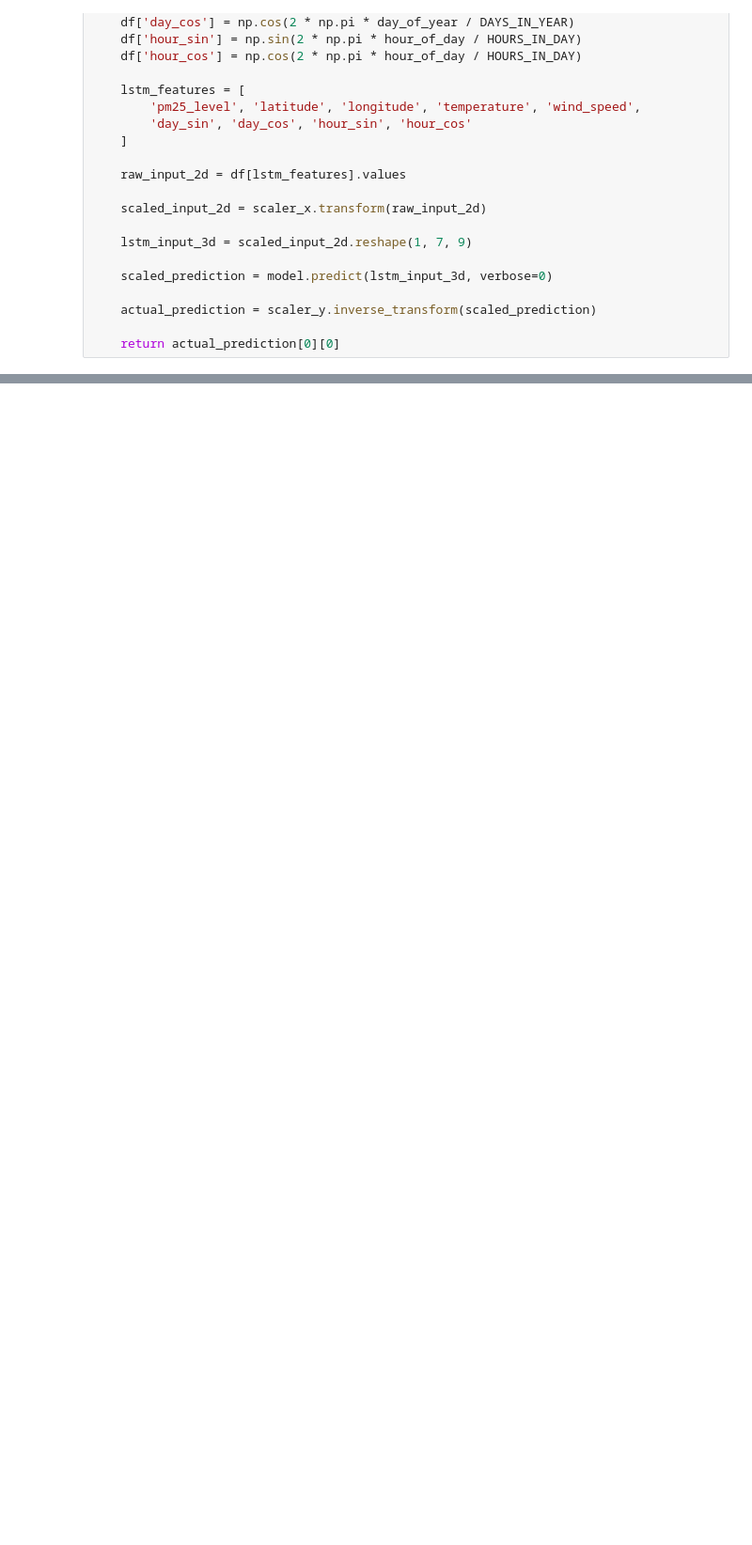
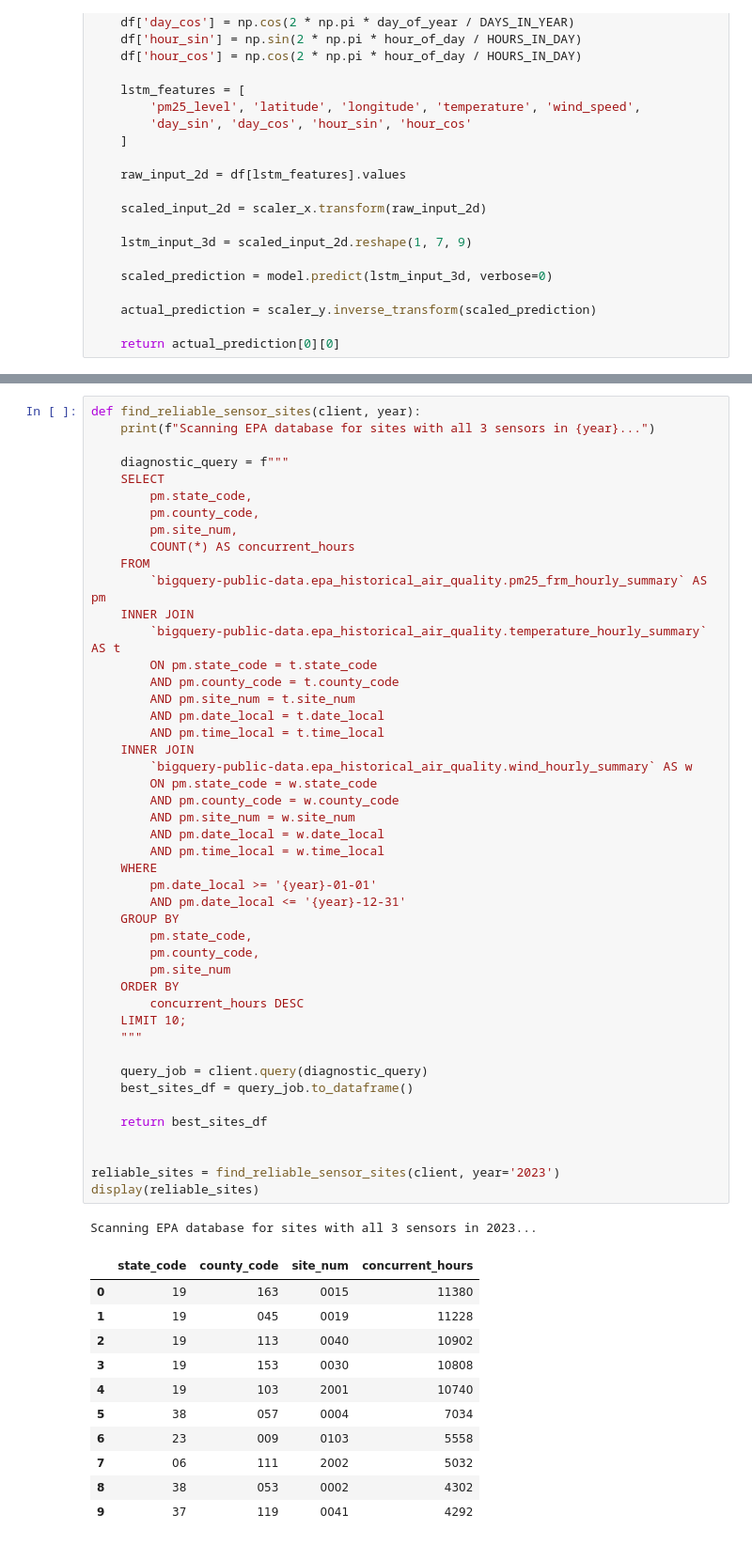
Before and after one commit to felix-rojas/air-quality-deeplearning, a Jupyter notebook: air-quality-data-filtering.ipynb, the cells around one changed output, grey strips where cells are left out. Shown at 94% size. Drawn from its saved outputs; the diff is of its cells as text; blank space fills up the shorter version.

```diff
--- a/air-quality-data-filtering.ipynb
+++ b/air-quality-data-filtering.ipynb
@@ -872,0 +888,59 @@ LSTM R-squared (R2):  0.9137
+# %%
+def find_reliable_sensor_sites(client, year):
+    print(f"Scanning EPA database for sites with all 3 sensors in {year}...")
+
+    diagnostic_query = f"""
+    SELECT
+        pm.state_code,
+        pm.county_code,
+        pm.site_num,
+        COUNT(*) AS concurrent_hours
+    FROM
+        `bigquery-public-data.epa_historical_air_quality.pm25_frm_hourly_summary` AS pm
+    INNER JOIN
+        `bigquery-public-data.epa_historical_air_quality.temperature_hourly_summary` AS t
+        ON pm.state_code = t.state_code
+        AND pm.county_code = t.county_code
+        AND pm.site_num = t.site_num
+        AND pm.date_local = t.date_local
+        AND pm.time_local = t.time_local
+    INNER JOIN
+        `bigquery-public-data.epa_historical_air_quality.wind_hourly_summary` AS w
+        ON pm.state_code = w.state_code
+        AND pm.county_code = w.county_code
+        AND pm.site_num = w.site_num
+        AND pm.date_local = w.date_local
+        AND pm.time_local = w.time_local
+    WHERE
+        pm.date_local >= '{year}-01-01'
+        AND pm.date_local <= '{year}-12-31'
+    GROUP BY
+        pm.state_code,
+        pm.county_code,
+        pm.site_num
+    ORDER BY
+        concurrent_hours DESC
+    LIMIT 10;
+    """
+
+    query_job = client.query(diagnostic_query)
+    best_sites_df = query_job.to_dataframe()
+
+    return best_sites_df
+
+
+reliable_sites = find_reliable_sensor_sites(client, year='2023')
+display(reliable_sites)
+# %% [output]
+Scanning EPA database for sites with all 3 sensors in 2023...
+|  | state_code | county_code | site_num | concurrent_hours |
+| 0 | 19 | 163 | 0015 | 11380 |
+| 1 | 19 | 045 | 0019 | 11228 |
+| 2 | 19 | 113 | 0040 | 10902 |
+| 3 | 19 | 153 | 0030 | 10808 |
+| 4 | 19 | 103 | 2001 | 10740 |
+| 5 | 38 | 057 | 0004 | 7034 |
+| 6 | 23 | 009 | 0103 | 5558 |
+| 7 | 06 | 111 | 2002 | 5032 |
+| 8 | 38 | 053 | 0002 | 4302 |
+| 9 | 37 | 119 | 0041 | 4292 |
```
Also changed, not shown: parts of 13 cells of this notebook.
